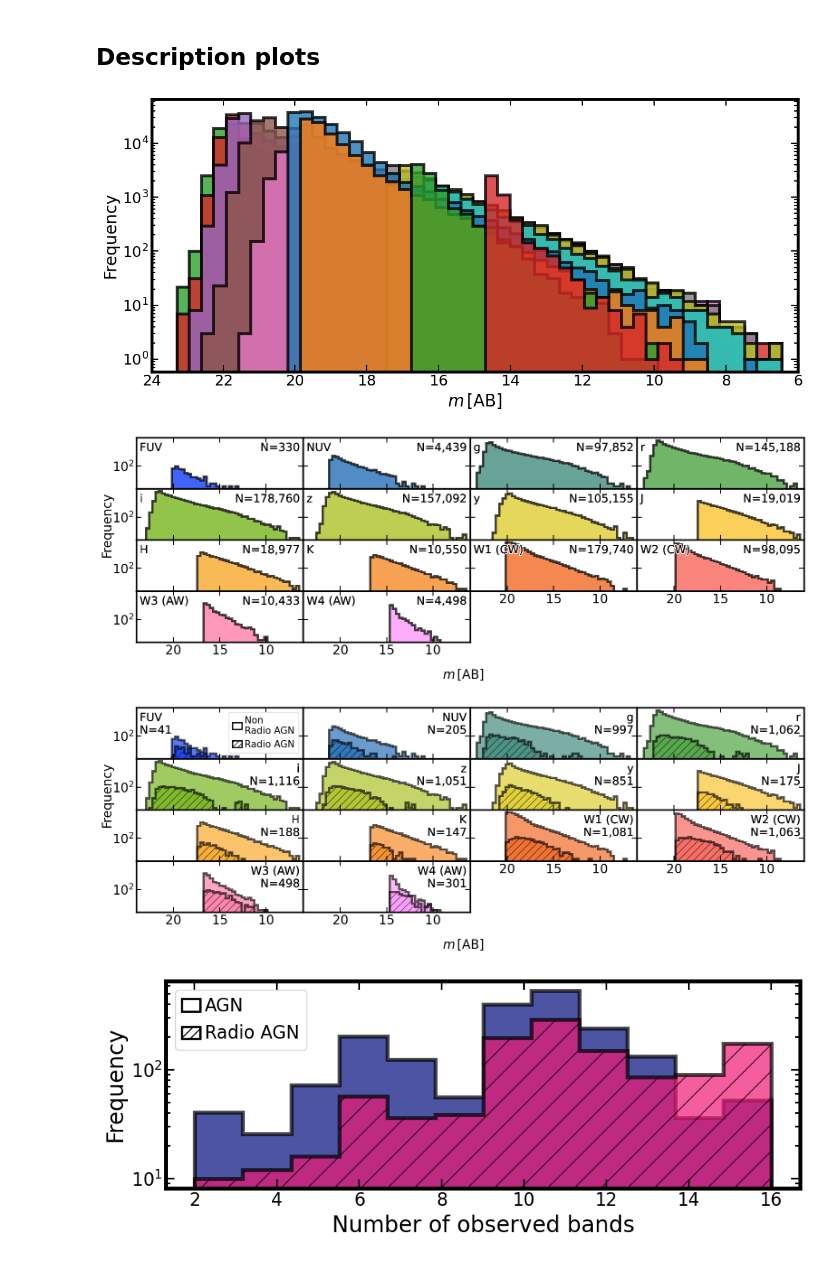
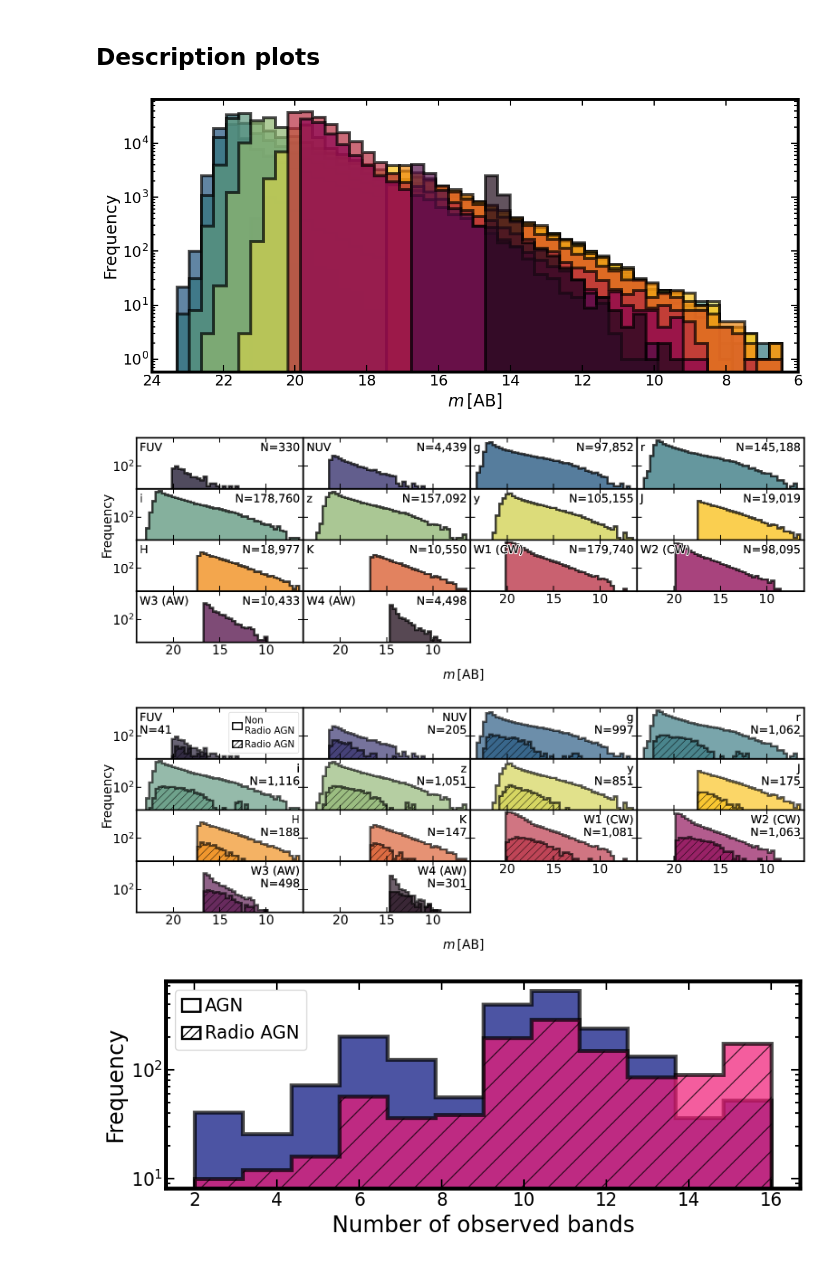
Before and after one commit to racarvajal/Pipeline_RG_z_ML, a Jupyter notebook: describe_data.ipynb, the cells around one changed output. Saved outputs shown, nothing was run; the diff lists cells and outputs as text; code cells hidden in the pictures.

```diff
--- a/describe_data.ipynb
+++ b/describe_data.ipynb
@@ -178,30 +179,33 @@ mag_cols_names   = {'W1mproPM': 'W1 (CW)', 'W2mproPM': 'W2 (CW)', 'Sint_LOFAR':
 # %%
 fig             = plt.figure(figsize=(12,5.5))
 ax1             = fig.add_subplot(111, xscale='linear', yscale='log')
 
-min_magnitude  = full_catalog_df.loc[:, bands_plot].min().min()
-max_magnitude  = full_catalog_df.loc[:, bands_plot].max().max()
-mag_bins       = np.linspace(min_magnitude, max_magnitude, 50)
+min_magnitude   = full_catalog_df.loc[:, bands_plot].min().min()
+max_magnitude   = full_catalog_df.loc[:, bands_plot].max().max()
+mag_bins        = np.linspace(min_magnitude, max_magnitude, 50)
 
-for band in bands_plot:
+cmap_name       = 'cmr.pride'  # 'cmr.pride', 'cet_CET_R1'
+
+for count, band in enumerate(bands_plot):
     filt_lims = np.array(full_catalog_df.loc[:, band] != mag_cols_lim[band])
-    ax1.hist(full_catalog_df.loc[filt_lims, band], bins=mag_bins, histtype='stepfilled', ec='k', lw=3.5, alpha=0.8)
+    ax1.hist(full_catalog_df.loc[filt_lims, band], bins=mag_bins, histtype='stepfilled',\
+             ec='k', lw=3.5, alpha=0.7, fc=plt.get_cmap(cmap_name, len(bands_plot))(count))
 
 ax1.tick_params(which='both', top=True, right=True, direction='in')
 ax1.tick_params(axis='both', which='major', labelsize=18)
 ax1.tick_params(which='major', length=8, width=1.5)
 ax1.tick_params(which='minor', length=4, width=1.5)
 ax1.set_xlabel('$m\, \mathrm{[AB]}$', size=20)
 ax1.set_ylabel('Frequency', size=20)
 plt.setp(ax1.spines.values(), linewidth=3.5)
 plt.setp(ax1.spines.values(), linewidth=3.5)
 # plt.legend(loc=1, fontsize=14)
 ax1.set_xlim(left=np.floor(min_magnitude), right=np.ceil(max_magnitude))
 ax1.invert_xaxis()
 #ax1.set_aspect('equal', 'box')
 fig.tight_layout()
 # %% [output]
-[figure, old version]
+[figure, new version]
 # %%
 n_cols = 4
 n_rows = int(np.ceil((len(bands_plot)) / 4))
@@ -215,7 +219,8 @@ fig             = plt.figure(figsize=(4 * n_cols, 1.4 * n_rows), constrained_lay
 grid            = fig.add_gridspec(ncols=n_cols, nrows=n_rows, width_ratios=[1]*n_cols,
                                    height_ratios=[1]*n_rows, hspace=0.0, wspace=0.0)
 axs             = {}
-norm_z = mcolors.Normalize(vmin=0, vmax=8)
+norm_z          = mcolors.Normalize(vmin=0, vmax=8)
+cmap_name       = 'cmr.pride'  # 'cmr.pride', 'cet_CET_R1'
 
 for count, band in enumerate(bands_plot):
     if count == 0:
@@ -227,7 +232,7 @@ for count, band in enumerate(bands_plot):
 
     filt_lims = np.array(full_catalog_df.loc[:, band] != mag_cols_lim[band])
     axs[count].hist(full_catalog_df.loc[filt_lims, band], bins=mag_bins, histtype='stepfilled',
-                    ec='k', lw=3.5, fc=plt.get_cmap('cet_CET_R1', len(bands_plot))(count),
+                    ec='k', lw=3.5, fc=plt.get_cmap(cmap_name, len(bands_plot))(count),
                     alpha=0.75, label=f'{band}')
 
     axs[count].tick_params(which='both', top=True, right=True, direction='in')
@@ -260,7 +265,7 @@ if save_plot_flag:
     plt.savefig(f'plots/hists_bands_{used_area}.pdf', bbox_inches='tight')
 plt.show()
 # %% [output]
-[figure, old version]
+[figure, new version]
 # %%
 n_cols = 4
 n_rows = int(np.ceil((len(bands_plot)) / 4))
@@ -274,7 +279,8 @@ fig             = plt.figure(figsize=(4 * n_cols, 1.4 * n_rows), constrained_lay
 grid            = fig.add_gridspec(ncols=n_cols, nrows=n_rows, width_ratios=[1]*n_cols,
                                    height_ratios=[1]*n_rows, hspace=0.0, wspace=0.0)
 axs             = {}
-norm_z = mcolors.Normalize(vmin=0, vmax=8)
+norm_z          = mcolors.Normalize(vmin=0, vmax=8)
+cmap_name       = 'cmr.pride'  # 'cmr.pride', 'cet_CET_R1'
 
 for count, band in enumerate(bands_plot):
     if count == 0:
@@ -290,10 +296,10 @@ for count, band in enumerate(bands_plot):
     filt_lims      = np.array(full_catalog_df.loc[:, band] != mag_cols_lim[band])
     filt_radio_agn = np.array(full_catalog_df.loc[:, 'radio_detect'] == 1) & np.array(full_catalog_df.loc[:, 'is_AGN'] == 1)
     axs[count].hist(full_catalog_df.loc[filt_lims & ~filt_radio_agn, band], bins=mag_bins, histtype='stepfilled',
-                    ec='k', lw=3.5, fc=plt.get_cmap('cet_CET_R1', len(bands_plot))(count),
+                    ec='k', lw=3.5, fc=plt.get_cmap(cmap_name, len(bands_plot))(count),
                     alpha=0.65, label=f'{band}')
     axs[count].hist(full_catalog_df.loc[filt_lims & filt_radio_agn, band], bins=mag_bins, histtype='stepfilled',
-                    ec='k', lw=3.5, fc=plt.get_cmap('cet_CET_R1', len(bands_plot))(count),
+                    ec='k', lw=3.5, fc=plt.get_cmap(cmap_name, len(bands_plot))(count),
                     alpha=0.65, label=f'{band}', hatch='//')
     axs[count].tick_params(which='both', top=True, right=True, direction='in')
     axs[count].tick_params(axis='both', which='major', labelsize=20)
@@ -328,7 +334,7 @@ if save_plot_flag:
     plt.savefig(f'plots/hists_bands_radio_AGN_{used_area}.pdf', bbox_inches='tight')
 plt.show()
 # %% [output]
-[figure, old version]
+[figure, new version]
 # %%
 fig             = plt.figure(figsize=(9,3.5))
 ax1             = fig.add_subplot(111, xscale='linear', yscale='log')
```
Also changed, not shown: parts of 1 cell of this notebook.
